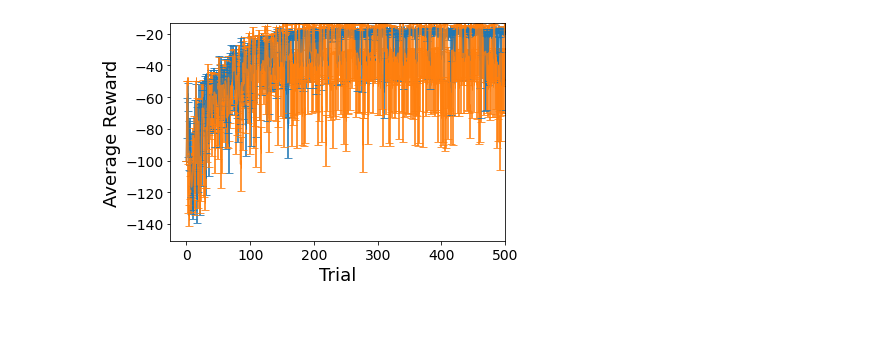
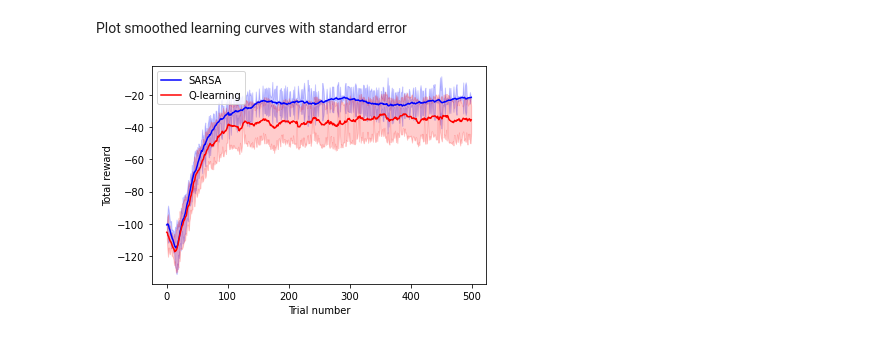
Before and after one commit to Topolewski-Kamil/robot-reinforcement-learning, a Jupyter notebook: main.ipynb, the cells around one changed output. Cells and saved outputs as stored; diff of their text form; code cells hidden in the pictures.

```diff
--- a/main.ipynb
+++ b/main.ipynb
@@ -292,9 +247,0 @@ for i in range(nRepetitions):
-# %%
-learning_curvesQ = np.zeros((nRepetitions, nTrials))
-
-totalRewardsQ = np.zeros((nRepetitions, nTrials))
-totalSmoothRewardsQ = np.zeros((nRepetitions, nTrials))
-
-# TODO: average number of steps to finish the task per trial for nRepetitions
-for i in range(nRepetitions):
-    learning_curvesQ[i], totalRewardsQ[i,:], totalSmoothRewardsQ[i,:] = homing_nn(nTrials, nSteps, learningRate, epsilon, gamma, True)
@@ -305,19 +327,25 @@ totalRewardsQ[0]
+# %% [markdown]
+Plot smoothed learning curves with standard error
 # %%
 # Plot the average reward as a function of the number of trials --> the average has to be performed over the episodes
-means = np.mean(totalRewards, axis = 0)
-meansQ = np.mean(totalRewardsQ, axis = 0)
 
-errors = np.std(totalRewards, axis = 0) / np.sqrt(nRepetitions) # errorbars are equal to standard error i.e. std/sqrt(samples)
-errorsQ = np.std(totalRewardsQ, axis = 0) / np.sqrt(nRepetitions) # errorbars are equal to standard error i.e. std/sqrt(samples)
+### SARSA ###
+meansE = np.mean(smooth_rewardsE, axis = 0) # mean rewards
+errorsE = np.std(rewardsE, axis = 0) / np.sqrt(nRepetitions) # standard error
 
-fontSize = 18
-plt.errorbar(np.arange(nTrials), means, errors, 0, elinewidth = 2, capsize = 4, alpha =0.8)
-plt.errorbar(np.arange(nTrials), meansQ, errorsQ, 0, elinewidth = 2, capsize = 4, alpha =0.8)
+### Q-learning ###
+meansQ = np.mean(smooth_rewardsQ, axis = 0) # mean rewards
+errorsQ = np.std(rewardsQ, axis = 0) / np.sqrt(nRepetitions) # standard error
 
-plt.xlabel('Trial',fontsize = fontSize)
-plt.ylabel('Average Reward',fontsize = fontSize)
-plt.axis((-(nTrials/20.0),nTrials,-150.5,-13.5))
-plt.tick_params(axis = 'both', which='major', labelsize = 14)
+# plot
+x = np.arange(nTrials)
+plt.plot(x, meansE, 'b-', label='SARSA', linewidth = 1.5,)
+plt.fill_between(x, meansE - errorsE, meansE + errorsE, color='b', alpha=0.2)
+plt.plot(x, meansQ, 'r-', label='Q-learning', linewidth = 1.5,)
+plt.fill_between(x, meansQ - errorsQ, meansQ + errorsQ, color='r', alpha=0.2)
+plt.xlabel('Trial number')
+plt.ylabel('Total reward')
+plt.legend()
 plt.show()
 # %% [output]
-[figure, old version]
+[figure, new version]
```
Also changed, not shown: parts of 16 cells of this notebook.
